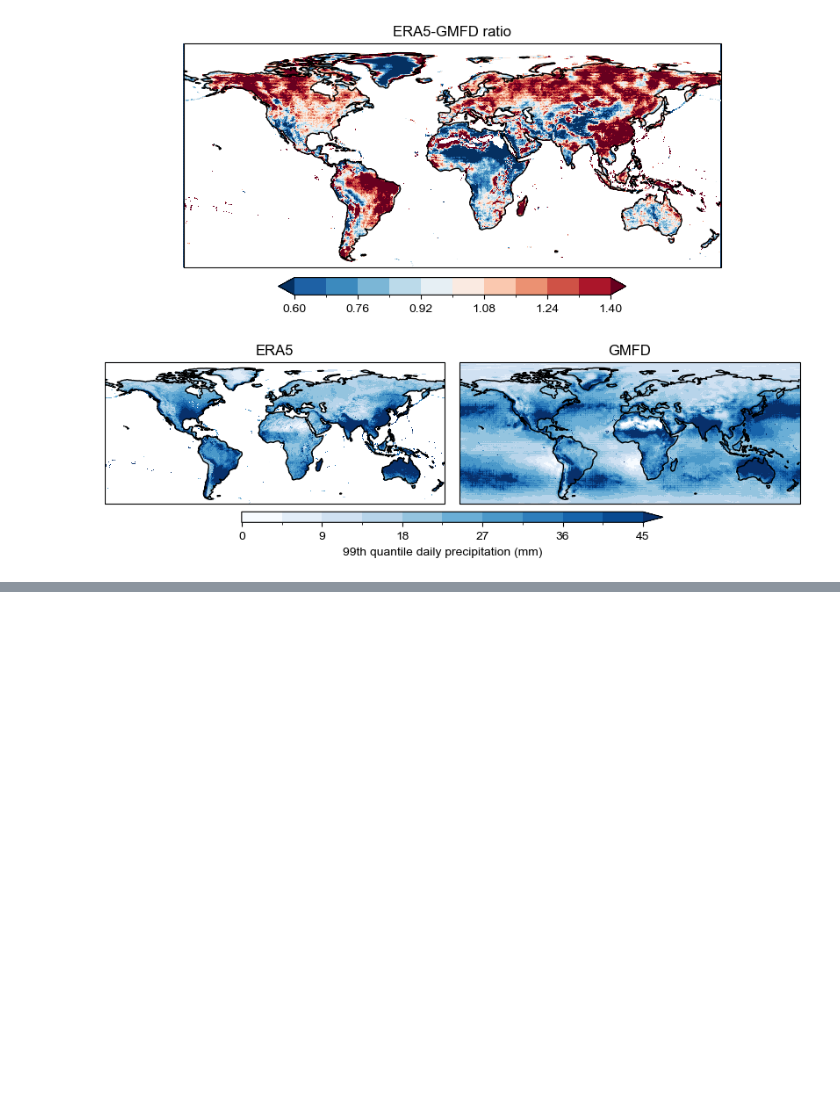
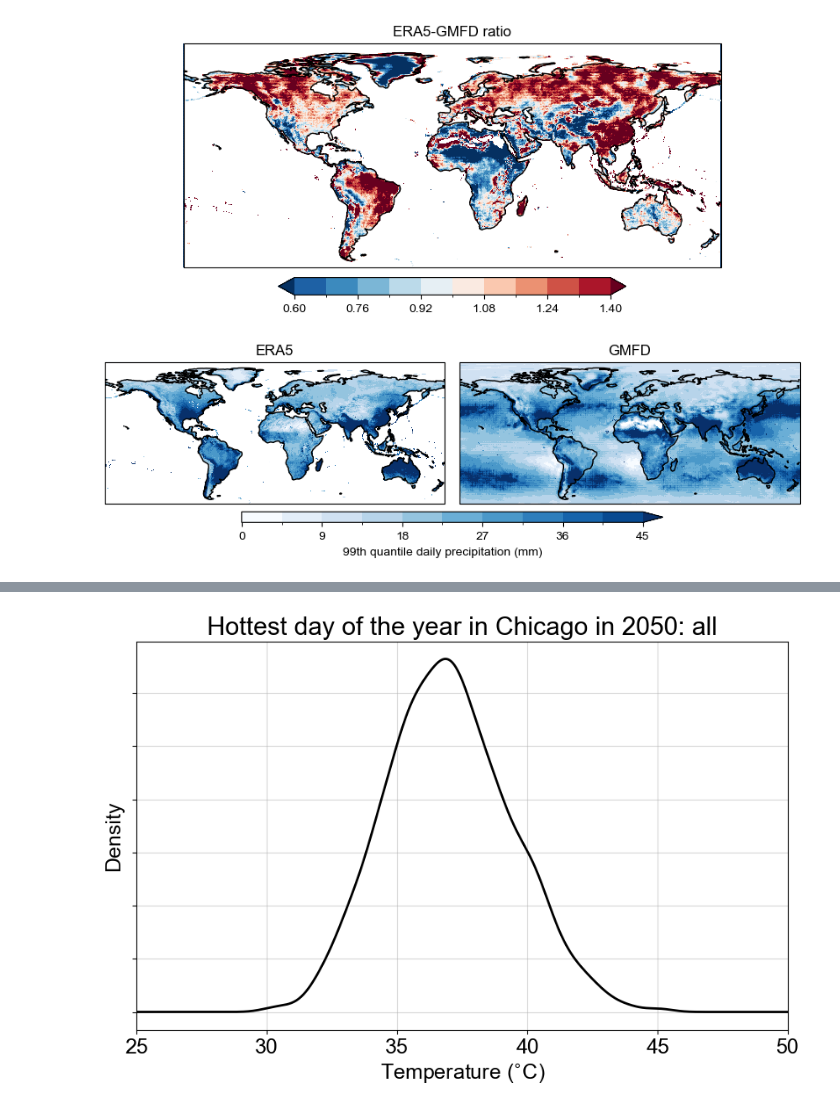
Before and after one commit to david0811/lafferty-sriver_2023_npjCliAtm, a Jupyter notebook: code/06b_supplementary_plots.ipynb, the cells around one changed output, grey strips where cells are left out. Cells and saved outputs as stored; diff of their text form; code cells hidden in the pictures; blank space fills up the shorter version.

Commit message:
added some plots

```diff
--- a/code/06b_supplementary_plots.ipynb
+++ b/code/06b_supplementary_plots.ipynb
@@ -382,0 +445,45 @@ plt.show()
+# %%
+# Read all combinations
+df = pd.DataFrame(columns = ['time', 'model', 'ensemble', 'ssp', 'tasmax'])
+
+# NEX
+for model in nex_models:
+    df_tmp = read_and_process('NEX', nex_in, model, 'max', 'tasmax', False, lat, lon)
+    df = pd.concat([df, df_tmp])
+
+# CIL
+for model in cil_models:
+    df_tmp = read_and_process('CIL', cil_in, model, 'max', 'tasmax', False, lat, lon)
+    df = pd.concat([df, df_tmp])
+
+# ISIMIP
+for model in isi_models:
+    df_tmp = read_and_process('ISIMIP', isi_in, model, 'max', 'tasmax', False, lat, lon)
+    df = pd.concat([df, df_tmp])
+
+# GARD-SV
+for model in cbp_gard_models:
+    df_tmp = read_and_process('GARD-SV', cbp_in + '/regridded/conservative/GARD-SV/', model, 'max', 'tasmax', False, lat, lon)
+    df = pd.concat([df, df_tmp])
+
+# DeepSD-BC
+for model in cbp_deep_models:
+    df_tmp = read_and_process('DeepSD-BC', cbp_in + 'native_grid/DeepSD-BC/', model, 'max', 'tasmax', False, lat, lon)
+    df = pd.concat([df, df_tmp])
+# %%
+# Select mid-century
+df_mid = df.query('time >= 2045 and time <= 2055')
+# %%
+# Raw plot
+fig, ax = plt.subplots(figsize=(10,6))
+
+df_mid['tasmax'].plot.kde(ax=ax, color='black', lw=2)
+
+ax.set_title('Hottest day of the year in Chicago in 2050: all')
+ax.set_xlabel('Temperature ($\!^\circ\!$C)')
+ax.set_xlim([25,50])
+ax.set_yticklabels([])
+ax.grid(alpha=0.5)
+plt.savefig('../figs/supplementary/timeseries/Chicago_max_tasmax_raw.png', dpi=600)
+# %% [output]
+[figure, added]
```
Also changed, not shown: parts of 9 cells of this notebook, 1 other file.
